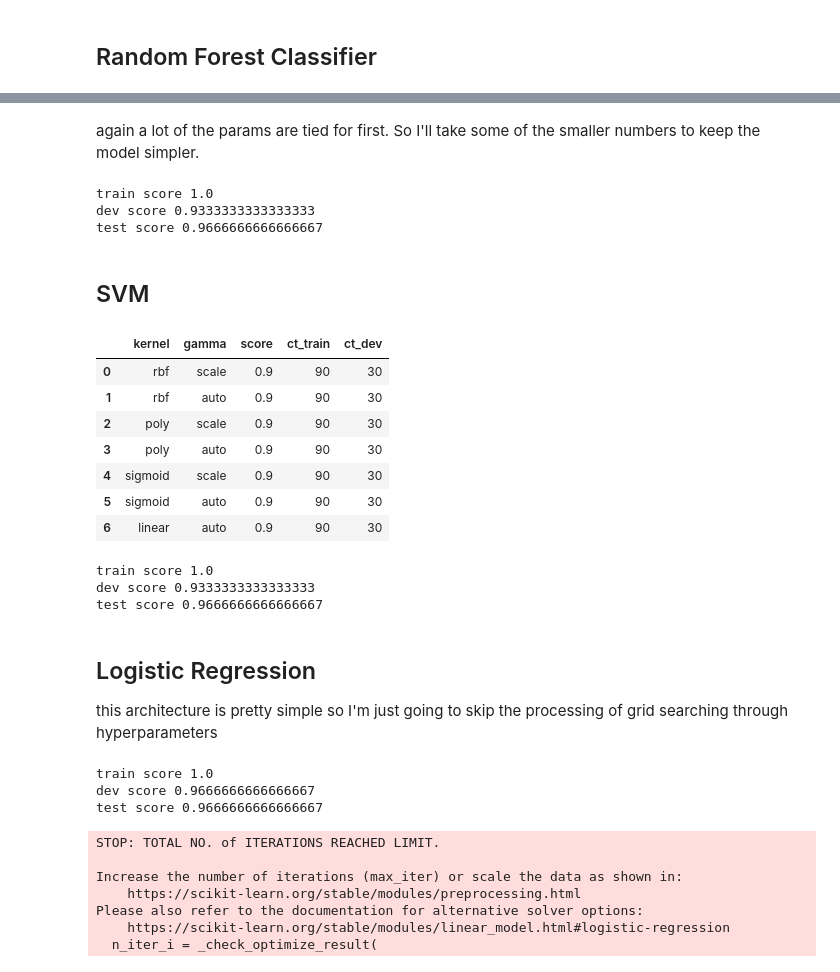
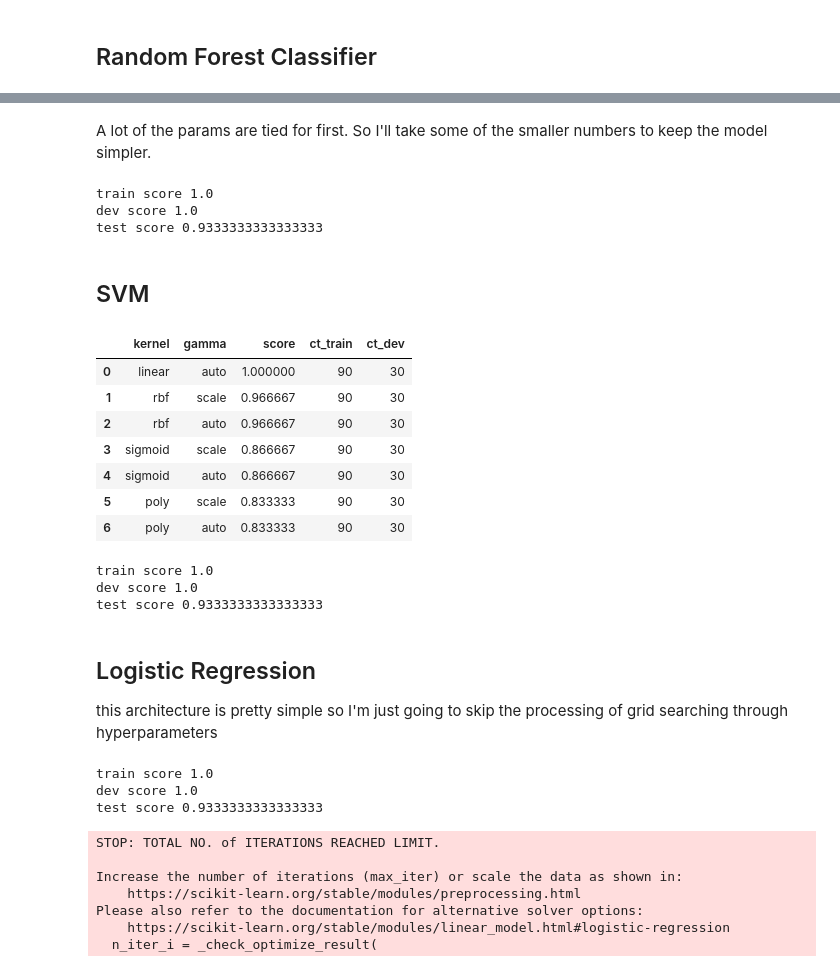
Before and after one commit to Alexander-philip-sage/algorithm_challenges, a Jupyter notebook: iris/Interview_Challenge_Iris.ipynb, the cells around one changed output, grey strips where cells are left out. Saved outputs shown, nothing was run; the diff lists cells and outputs as text; code cells hidden in the pictures.

```diff
--- a/iris/Interview_Challenge_Iris.ipynb
+++ b/iris/Interview_Challenge_Iris.ipynb
@@ -187,5 +197,5 @@ Thats really weird. I've never seen the same score with such different parameter
 # %%
-neigh = KNeighborsClassifier(n_neighbors=3, weights='distance')
+neigh = KNeighborsClassifier(n_neighbors=8, weights='distance')
 neigh.fit(X_train, y_train)
 score_train =neigh.score(X_train, y_train)
 score_dev =neigh.score(X_dev, y_dev)
@@ -238,7 +265,7 @@ rfc_df[:15]
 # %% [markdown]
-again a lot of the params are tied for first. So I'll take some of the smaller numbers to keep the model simpler.
+A lot of the params are tied for first. So I'll take some of the smaller numbers to keep the model simpler.
 # %%
-clf = RandomForestClassifier(n_estimators=50,criterion='entropy', max_depth=4, min_samples_leaf=1, min_samples_split=2, random_state=42)
+clf = RandomForestClassifier(n_estimators=50,criterion='entropy', max_depth=4, min_samples_leaf=1, min_samples_split=2, random_state=SEED)
 clf.fit(X_train, y_train)
 score_train=clf.score(X_train, y_train)
 score_dev=clf.score(X_dev, y_dev)
@@ -248,8 +275,8 @@ print("dev score", score_dev)
 print("test score", score_test)
 # %% [output]
 train score 1.0
-dev score 0.9333333333333333
-test score 0.9666666666666667
+dev score 1.0
+test score 0.9333333333333333
 # %% [markdown]
 ## SVM
 # %%
@@ -259,25 +286,29 @@ from sklearn.svm import SVC
 # %%
 svm_data = []
 for kernel in ['rbf', 'poly','sigmoid','linear']:
   if kernel in ('rbf', 'poly','sigmoid'):
     for gamma in ['scale', 'auto']:
-      clf = make_pipeline(StandardScaler(), SVC(kernel=kernel,gamma=gamma, random_state=42))
+      clf = make_pipeline(StandardScaler(), SVC(kernel=kernel,gamma=gamma, random_state=SEED))
+      clf.fit(X_train, y_train)
+      score=clf.score(X_dev, y_dev)
       svm_data.append({"kernel":kernel, "gamma":gamma,"score":score, "ct_train":len(X_train), "ct_dev":len(X_dev) })
   else:
-      clf = make_pipeline(StandardScaler(), SVC(kernel=kernel,random_state=42))
+      clf = make_pipeline(StandardScaler(), SVC(kernel=kernel,random_state=SEED))
+      clf.fit(X_train, y_train)
+      score=clf.score(X_dev, y_dev)
       svm_data.append({"kernel":kernel, "gamma":gamma,"score":score, "ct_train":len(X_train), "ct_dev":len(X_dev) })
 svm_df= pd.DataFrame(svm_data)
-svm_df= svm_df.sort_values(by='score', ascending=False)
+svm_df.sort_values(by='score', ascending=False, ignore_index=True, inplace=True)
 svm_df
 # %% [output]
 |  | kernel | gamma | score | ct_train | ct_dev |
-| 0 | rbf | scale | 0.9 | 90 | 30 |
-| 1 | rbf | auto | 0.9 | 90 | 30 |
-| 2 | poly | scale | 0.9 | 90 | 30 |
-| 3 | poly | auto | 0.9 | 90 | 30 |
-| 4 | sigmoid | scale | 0.9 | 90 | 30 |
-| 5 | sigmoid | auto | 0.9 | 90 | 30 |
-| 6 | linear | auto | 0.9 | 90 | 30 |
+| 0 | linear | auto | 1.000000 | 90 | 30 |
+| 1 | rbf | scale | 0.966667 | 90 | 30 |
+| 2 | rbf | auto | 0.966667 | 90 | 30 |
+| 3 | sigmoid | scale | 0.866667 | 90 | 30 |
+| 4 | sigmoid | auto | 0.866667 | 90 | 30 |
+| 5 | poly | scale | 0.833333 | 90 | 30 |
+| 6 | poly | auto | 0.833333 | 90 | 30 |
 # %%
 clf = make_pipeline(StandardScaler(), SVC(kernel='linear', gamma='auto'))
 clf.fit(X_train, y_train)
@@ -288,15 +319,15 @@ print("dev score", score_dev)
 print("test score", score_test)
 # %% [output]
 train score 1.0
-dev score 0.9333333333333333
-test score 0.9666666666666667
+dev score 1.0
+test score 0.9333333333333333
 # %% [markdown]
 ## Logistic Regression
 
 this architecture is pretty simple so I'm just going to skip the processing of grid searching through hyperparameters
 # %%
 from sklearn.linear_model import LogisticRegression
-clf = LogisticRegression(random_state=42)
+clf = LogisticRegression(random_state=SEED)
 clf.fit(X_train, y_train)
 score_dev=clf.score(X_dev, y_dev)
 score_test=clf.score(X_test, y_test)
@@ -305,8 +336,8 @@ print("dev score", score_dev)
 print("test score", score_test)
 # %% [output]
 train score 1.0
-dev score 0.9666666666666667
-test score 0.9666666666666667
+dev score 1.0
+test score 0.9333333333333333
 STOP: TOTAL NO. of ITERATIONS REACHED LIMIT.
 
 Increase the number of iterations (max_iter) or scale the data as shown in:
```
Also changed, not shown: parts of 12 cells of this notebook, 2 other files.
